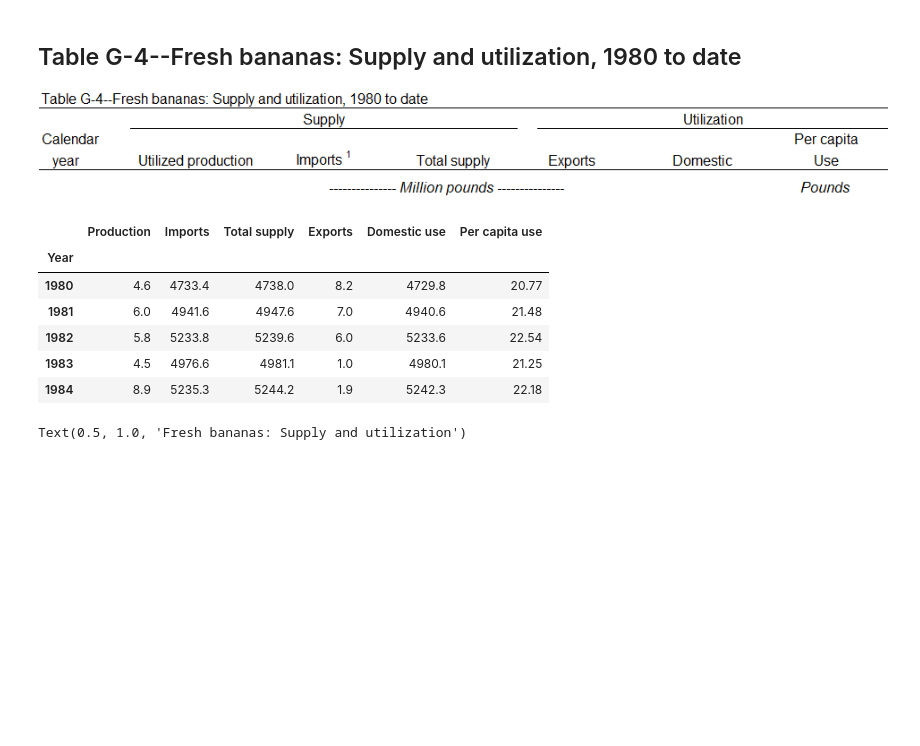
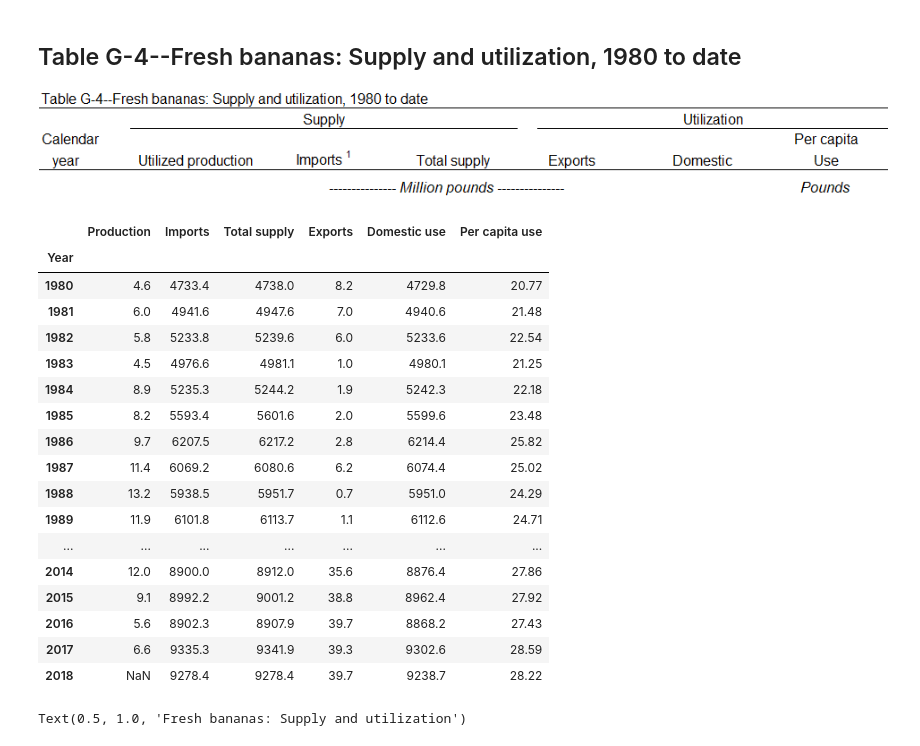
Before and after one commit to haoyuzhang89/w200-Project-US-Diet-Trends-1970-to-2019, a Jupyter notebook: Fruit/Fruit Supply and Utilization G.ipynb, the cells around one changed output. Saved outputs shown, nothing was run; the diff lists cells and outputs as text; code cells hidden in the pictures; blank space fills up the shorter version.

```diff
--- a/Fruit/Fruit Supply and Utilization G.ipynb
+++ b/Fruit/Fruit Supply and Utilization G.ipynb
@@ -248,18 +248,29 @@ df_g4.to_csv('dataframe/G4_df.csv')
 # %%
 df_g4 = pd.read_csv('dataframe/G4_df.csv')  # after the second time
 df_g4.set_index('Year',inplace = True)
 #fruit_yr.index = fruit_yr.index.map(str)
 #print(fruit_yr.columns)
 
-df_g4.head(5)
+df_g4.head(40)
 # %% [output]
 |  | Production | Imports | Total supply | Exports | Domestic use | Per capita use |
 | Year |  |  |  |  |  |  |
 | 1980 | 4.6 | 4733.4 | 4738.0 | 8.2 | 4729.8 | 20.77 |
 | 1981 | 6.0 | 4941.6 | 4947.6 | 7.0 | 4940.6 | 21.48 |
 | 1982 | 5.8 | 5233.8 | 5239.6 | 6.0 | 5233.6 | 22.54 |
 | 1983 | 4.5 | 4976.6 | 4981.1 | 1.0 | 4980.1 | 21.25 |
 | 1984 | 8.9 | 5235.3 | 5244.2 | 1.9 | 5242.3 | 22.18 |
+| 1985 | 8.2 | 5593.4 | 5601.6 | 2.0 | 5599.6 | 23.48 |
+| 1986 | 9.7 | 6207.5 | 6217.2 | 2.8 | 6214.4 | 25.82 |
+| 1987 | 11.4 | 6069.2 | 6080.6 | 6.2 | 6074.4 | 25.02 |
+| 1988 | 13.2 | 5938.5 | 5951.7 | 0.7 | 5951.0 | 24.29 |
+| 1989 | 11.9 | 6101.8 | 6113.7 | 1.1 | 6112.6 | 24.71 |
+| ... | ... | ... | ... | ... | ... | ... |
+| 2014 | 12.0 | 8900.0 | 8912.0 | 35.6 | 8876.4 | 27.86 |
+| 2015 | 9.1 | 8992.2 | 9001.2 | 38.8 | 8962.4 | 27.92 |
+| 2016 | 5.6 | 8902.3 | 8907.9 | 39.7 | 8868.2 | 27.43 |
+| 2017 | 6.6 | 9335.3 | 9341.9 | 39.3 | 9302.6 | 28.59 |
+| 2018 | NaN | 9278.4 | 9278.4 | 39.7 | 9238.7 | 28.22 |
 # %%
 banana_in_ex = df_g4[['Production', 'Imports', 'Exports', 'Domestic use']]
 banana_in_ex = banana_in_ex.interpolate(limit_area='inside')  # interpolate for the Nan data point
```
Also changed, not shown: parts of 11 cells of this notebook, 4 other files.
